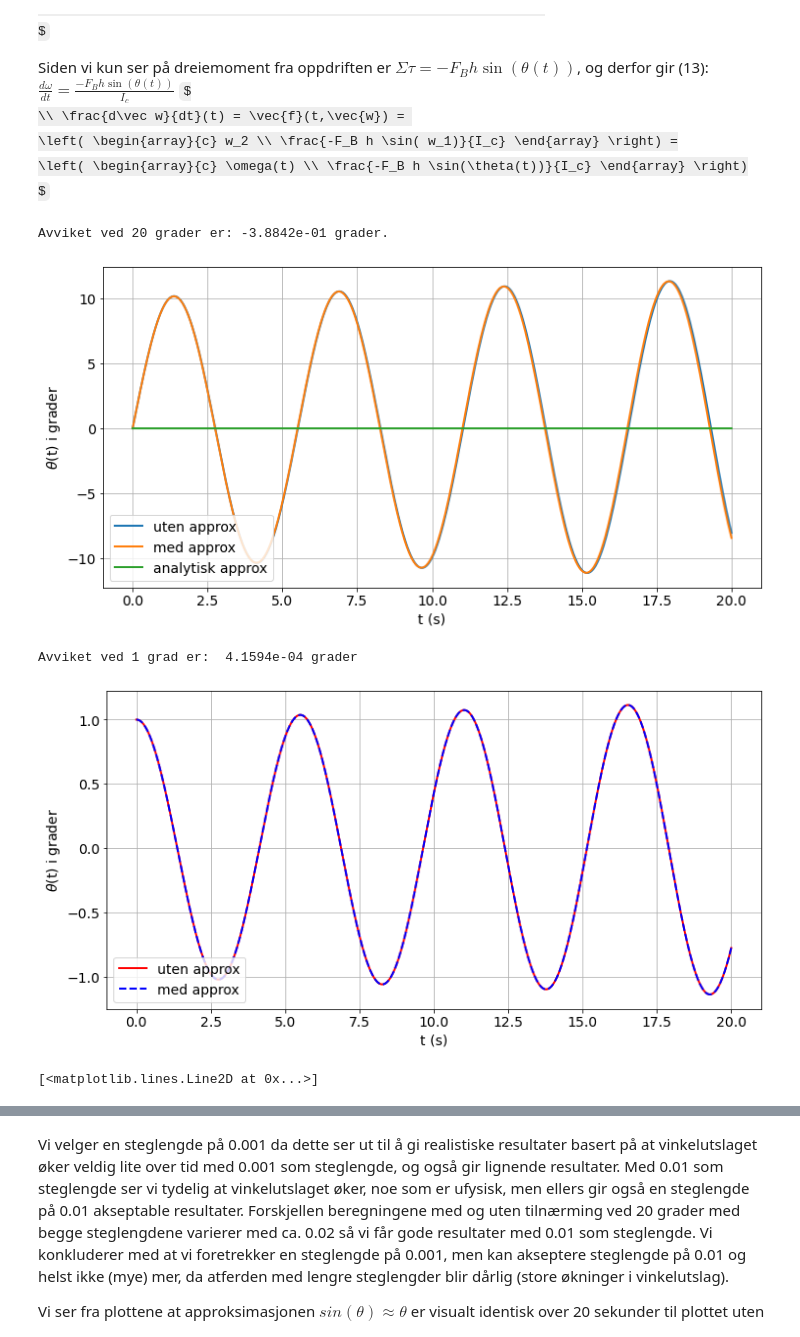
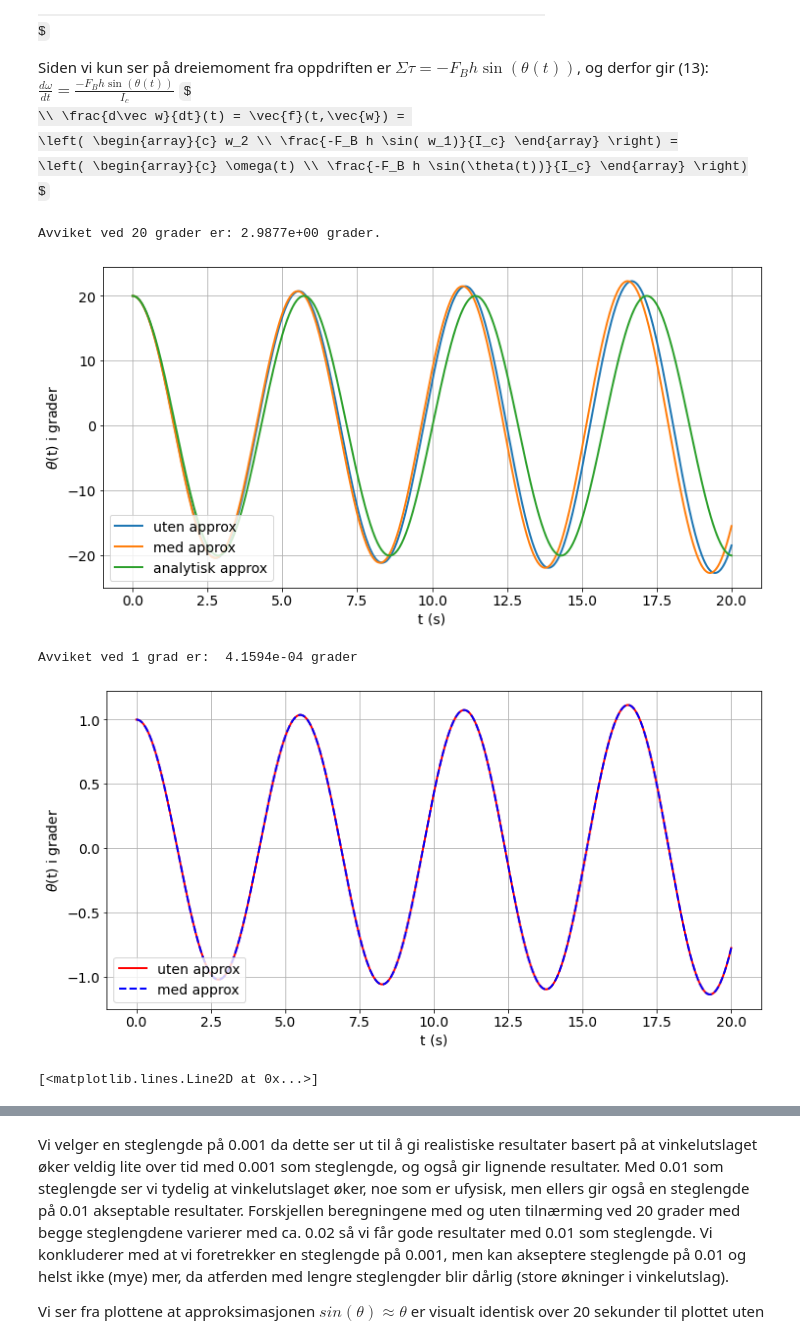
Before and after one commit to Vitenskapelige-Beregninger/Tekfys_prosjekt, a Jupyter notebook: tekfys.ipynb, the cells around one changed output, grey strips where cells are left out. Saved outputs shown, nothing was run; the diff lists cells and outputs as text; code cells hidden in the pictures; some formulas as TeX source.

```diff
--- a/tekfys.ipynb
+++ b/tekfys.ipynb
@@ -146,8 +146,8 @@ def rk4_method(w0, T_start, T_slutt, h_step, f = w_deriv_1):
 # %%
 h_step= 0.01
 
-vinkel = 0
-w0 = np.array([[vinkel*np.pi/180],[0.2]])
+vinkel = 20
+w0 = np.array([[vinkel*np.pi/180],[0]])
 
 
 w, t = euler_method(w0, 0, 20, h_step)
@@ -160,35 +160,35 @@ plt.plot(t, vinkel*np.cos(np.sqrt(m*g*h/IC)*t), label = 'analytisk approx') #plo
 print(f'Avviket ved 20 grader er: {(w_sa[0][-1]-w[0][-1])*180/np.pi:.4e} grader.')
 
 plt.ylabel(r'$\theta$(t) i grader')
 plt.xlabel('t (s)')
 plt.legend(loc = 3)
 plt.show()
 
 vinkel = 1
 w0 = np.array([[vinkel*np.pi/180],[0]])
 
 
 w, t = euler_method(w0, 0, 20, h_step)
 w_sa, t_sa = euler_method(w0, 0, 20, h_step, f = w_deriv_1_approx)
 
 
 
 print(f'Avviket ved 1 grad er:  {(w_sa[0][-1]-w[0][-1])*180/np.pi:.4e} grader')
 
 plt.plot(t, w[0]*180/np.pi, 'r-', label = 'uten approx')
 plt.plot(t_sa, w_sa[0]*180/np.pi, 'b--', label = 'med approx')
 
 plt.ylabel(r'$\theta$(t) i grader')
 plt.xlabel('t (s)')
 plt.legend(loc = 3)
 plt.show()
 
 
 w_rk, t_rk = rk4_method(w0, 0, 20, h_step, f = w_deriv_1_approx)
 plt.plot(t_rk, w_rk[0]*180/np.pi, label = 'med approx')
 # %% [output]
-Avviket ved 20 grader er: -3.8842e-01 grader.
+Avviket ved 20 grader er: 2.9877e+00 grader.
-[figure, old version]
+[figure, new version]
 Avviket ved 1 grad er:  4.1594e-04 grader
 [figure]
 [<matplotlib.lines.Line2D at 0x...>]
```
Also changed, not shown: parts of 5 cells of this notebook.
